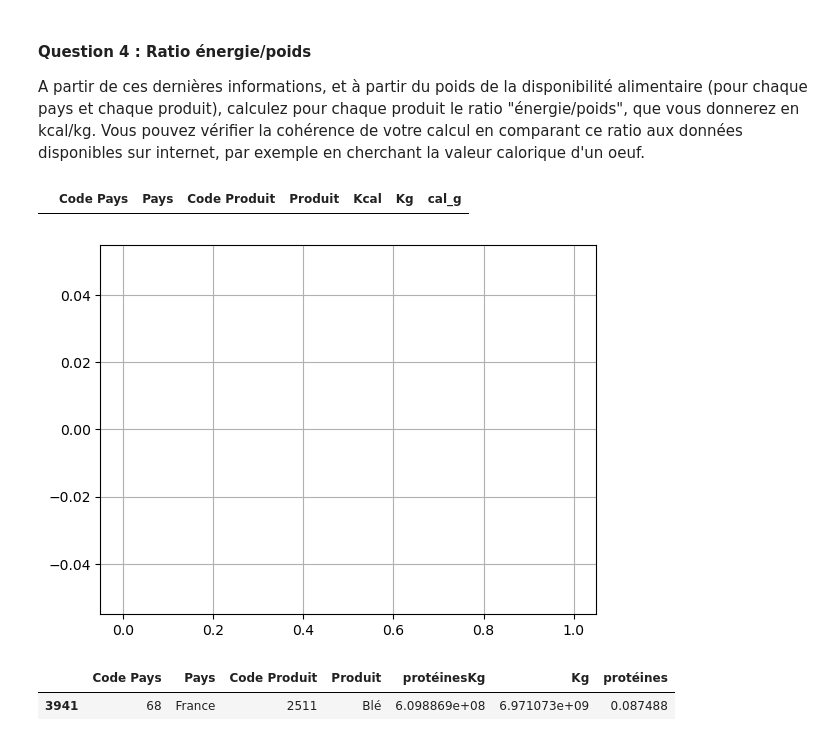
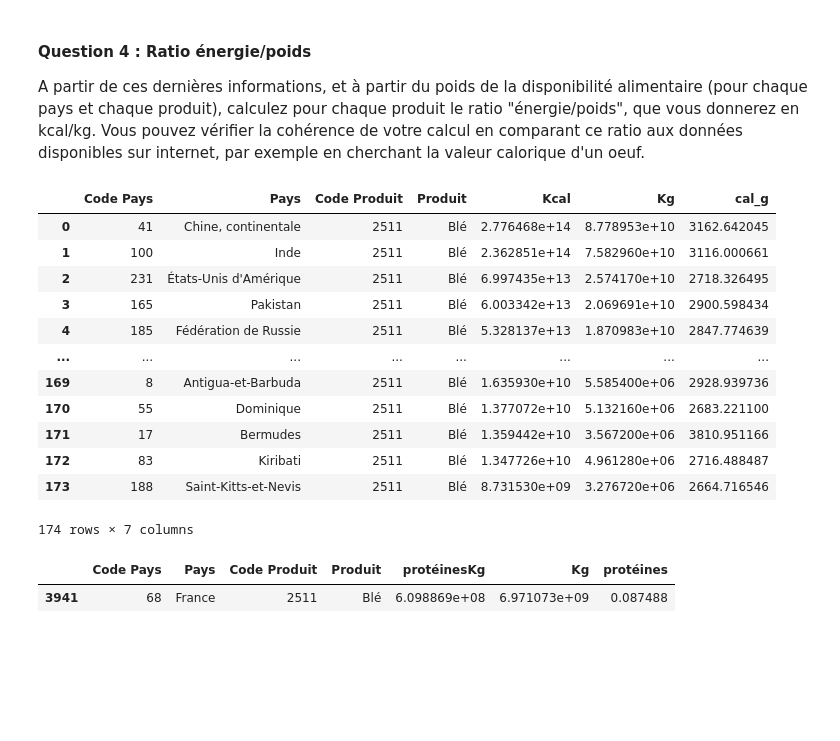
Before and after one commit to data-IA-2023/Groupe-3, a Jupyter notebook: briefs181223 - Mohammed.ipynb, the cells around one changed output. Saved outputs shown, nothing was run; the diff lists cells and outputs as text; code cells hidden in the pictures; blank space fills up the shorter version.

```diff
--- a/briefs181223 - Mohammed.ipynb
+++ b/briefs181223 - Mohammed.ipynb
@@ -382,9 +382,9 @@ m_df_kcal
 
 m_df_kcal=m_df_kcal[m_df_kcal['Produit']=='Blé']
 
-m_df_kcal.sort_values(by='Population', ascending=False, inplace=True )
+m_df_kcal.sort_values(by='Kcal', ascending=False, inplace=True )
 m_df_kcal.head(10)
-fig = px.bar(x=m_df_kcal.head(10).Pays,y=m_df_kcal.head(10).Kcal)
+fig = px.bar(x=m_df_kcal.head(10).Pays,y=m_df_kcal.head(10).Kcal, height=1000)
 fig.show()
 
 #m_df_kcal[m_df_kcal['Code Produit']=='2511']
@@ -463,17 +479,28 @@ A partir de ces dernières informations, et à partir du poids de la disponibili
 # %%
 df_cal_g = m_df_kcal.merge(m_df_Kg, on=['Code Pays', 'Code Produit'])
 
 df_cal_g=df_cal_g[(df_cal_g['Kcal']!=0)&(df_cal_g['Kg']!=0)] #supprimer les lignes avec valeurs = 0
 
 df_cal_g= df_cal_g.assign(cal_g=df_cal_g['Kcal']/(df_cal_g['Kg']))
 df_cal_g=df_cal_g[['Code Pays', 'Pays_x', 'Code Produit', 'Produit_x','Kcal', 'Kg','cal_g']]
 df_cal_g.rename(columns={'Pays_x': 'Pays', 'Produit_x': 'Produit'}, inplace=True)
-
-df_cal_g[(df_cal_g['Produit']=='Oeufs')].cal_g.hist()
-df_cal_g[(df_cal_g['Produit']=='Oeufs')]
+df_cal_g
+#df_cal_g[(df_cal_g['Produit']=='Oeufs')].cal_g.hist()
+#df_cal_g[(df_cal_g['Produit']=='Oeufs')]
 # %% [output]
 |  | Code Pays | Pays | Code Produit | Produit | Kcal | Kg | cal_g |
+| 0 | 41 | Chine, continentale | 2511 | Blé | 2.776468e+14 | 8.778953e+10 | 3162.642045 |
+| 1 | 100 | Inde | 2511 | Blé | 2.362851e+14 | 7.582960e+10 | 3116.000661 |
+| 2 | 231 | États-Unis d'Amérique | 2511 | Blé | 6.997435e+13 | 2.574170e+10 | 2718.326495 |
+| 3 | 165 | Pakistan | 2511 | Blé | 6.003342e+13 | 2.069691e+10 | 2900.598434 |
+| 4 | 185 | Fédération de Russie | 2511 | Blé | 5.328137e+13 | 1.870983e+10 | 2847.774639 |
+| ... | ... | ... | ... | ... | ... | ... | ... |
+| 169 | 8 | Antigua-et-Barbuda | 2511 | Blé | 1.635930e+10 | 5.585400e+06 | 2928.939736 |
+| 170 | 55 | Dominique | 2511 | Blé | 1.377072e+10 | 5.132160e+06 | 2683.221100 |
+| 171 | 17 | Bermudes | 2511 | Blé | 1.359442e+10 | 3.567200e+06 | 3810.951166 |
+| 172 | 83 | Kiribati | 2511 | Blé | 1.347726e+10 | 4.961280e+06 | 2716.488487 |
+| 173 | 188 | Saint-Kitts-et-Nevis | 2511 | Blé | 8.731530e+09 | 3.276720e+06 | 2664.716546 |
-[figure, removed]
+174 rows × 7 columns
 # %%
 """"""""""""""""""""""""""""""""""""""""""""
 #proteineparproduit
```
Also changed, not shown: parts of 3 cells of this notebook, 1 other file.
